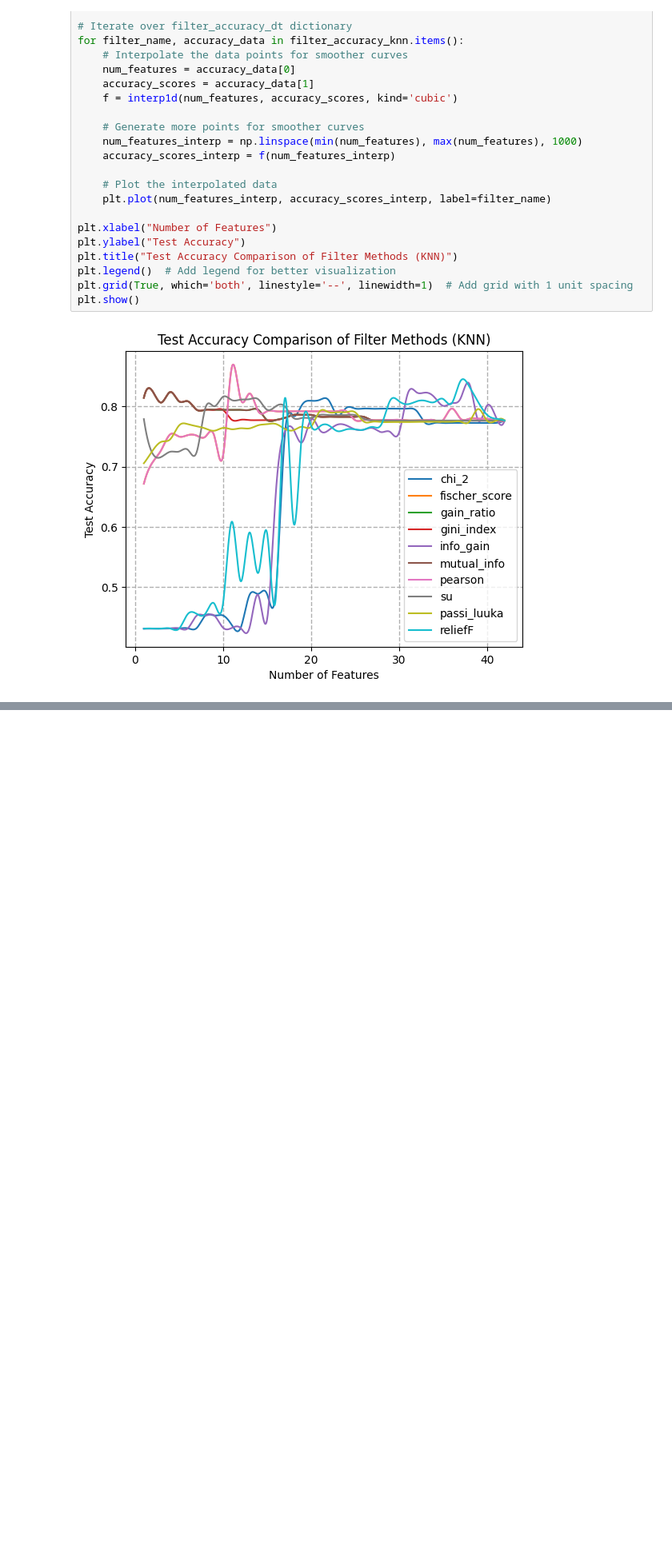
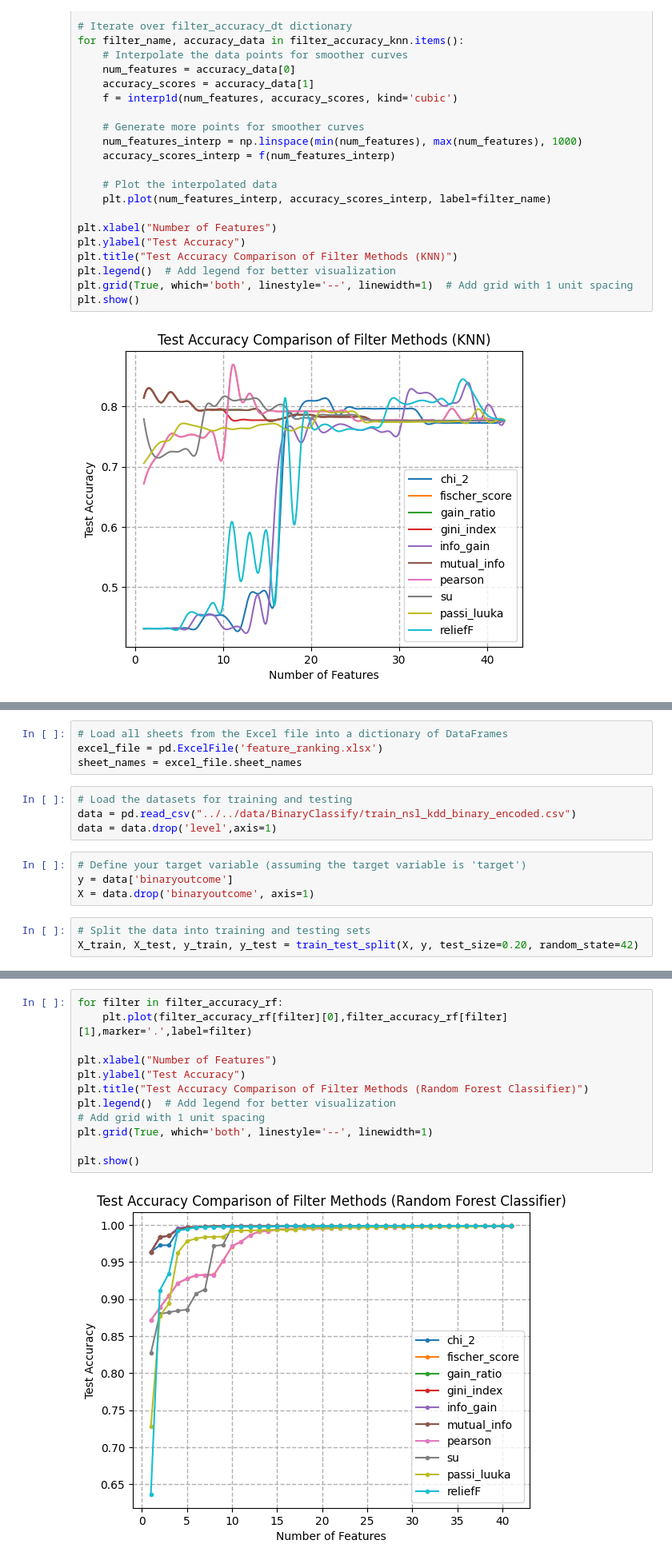
Before and after one commit to aravinds44/IntrusionDetection, a Jupyter notebook: NSL KDD/FeatureSelectionBinary/feature_ranking/feature_ranking_plot/feature_ranking_plot.ipynb, the cells around one changed output, grey strips where cells are left out. Shown at 80% size. Cells and saved outputs as stored; diff of their text form; blank space fills up the shorter version.

```diff
--- a/NSL KDD/FeatureSelectionBinary/feature_ranking/feature_ranking_plot/feature_ranking_plot.ipynb
+++ b/NSL KDD/FeatureSelectionBinary/feature_ranking/feature_ranking_plot/feature_ranking_plot.ipynb
@@ -538,0 +548,15 @@ plt.show()
+# %%
+# Load all sheets from the Excel file into a dictionary of DataFrames
+excel_file = pd.ExcelFile('feature_ranking.xlsx')
+sheet_names = excel_file.sheet_names
+# %%
+# Load the datasets for training and testing
+data = pd.read_csv("../../data/BinaryClassify/train_nsl_kdd_binary_encoded.csv")
+data = data.drop('level',axis=1)
+# %%
+# Define your target variable (assuming the target variable is 'target')
+y = data['binaryoutcome']
+X = data.drop('binaryoutcome', axis=1)
+# %%
+# Split the data into training and testing sets
+X_train, X_test, y_train, y_test = train_test_split(X, y, test_size=0.20, random_state=42)
@@ -538,0 +640,14 @@ plt.show()
+# %%
+for filter in filter_accuracy_rf:
+    plt.plot(filter_accuracy_rf[filter][0],filter_accuracy_rf[filter][1],marker='.',label=filter)
+
+plt.xlabel("Number of Features")
+plt.ylabel("Test Accuracy")
+plt.title("Test Accuracy Comparison of Filter Methods (Random Forest Classifier)")
+plt.legend()  # Add legend for better visualization
+# Add grid with 1 unit spacing
+plt.grid(True, which='both', linestyle='--', linewidth=1)
+
+plt.show()
+# %% [output]
+[figure, added]
```
Also changed, not shown: parts of 9 cells of this notebook, 10 other files.
